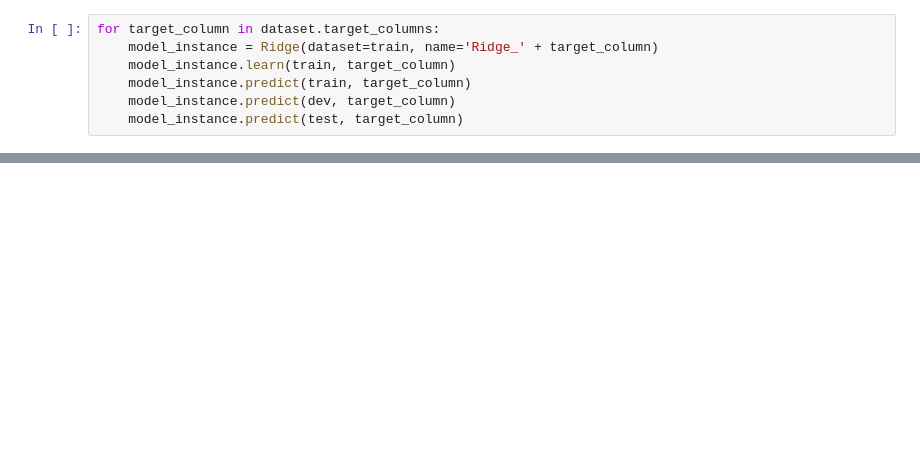
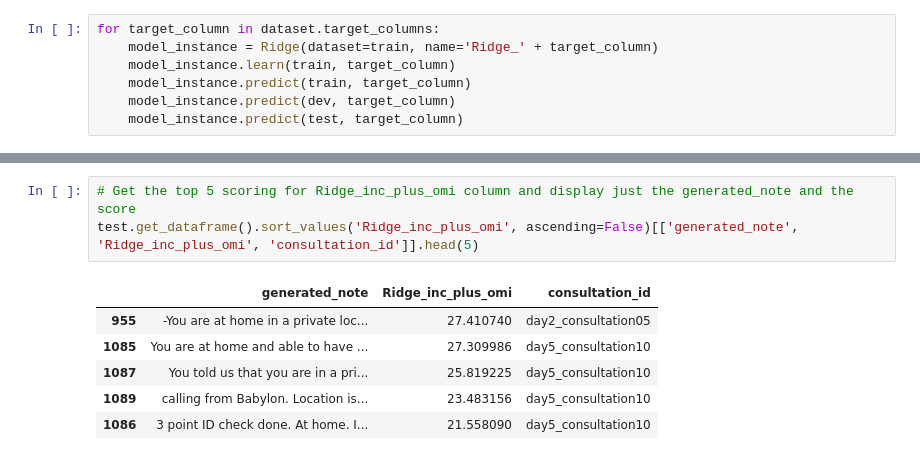
Before and after one commit to SALT-NLP/autometrics, a Jupyter notebook: demo.ipynb, the cells around one changed output, grey strips where cells are left out. Drawn from its saved outputs; the diff is of its cells as text; blank space fills up the shorter version.

```diff
--- a/demo.ipynb
+++ b/demo.ipynb
@@ -30,0 +54,10 @@ for target_column in dataset.target_columns:
+# %%
+# Get the top 5 scoring for Ridge_inc_plus_omi column and display just the generated_note and the score
+test.get_dataframe().sort_values('Ridge_inc_plus_omi', ascending=False)[['generated_note', 'Ridge_inc_plus_omi', 'consultation_id']].head(5)
+# %% [output]
+|  | generated_note | Ridge_inc_plus_omi | consultation_id |
+| 955 | -You are at home in a private loc... | 27.410740 | day2_consultation05 |
+| 1085 | You are at home and able to have ... | 27.309986 | day5_consultation10 |
+| 1087 | You told us that you are in a pri... | 25.819225 | day5_consultation10 |
+| 1089 | calling from Babylon. Location is... | 23.483156 | day5_consultation10 |
+| 1086 | 3 point ID check done. At home. I... | 21.558090 | day5_consultation10 |
```
Also changed, not shown: parts of 9 cells of this notebook, 10 other files.
